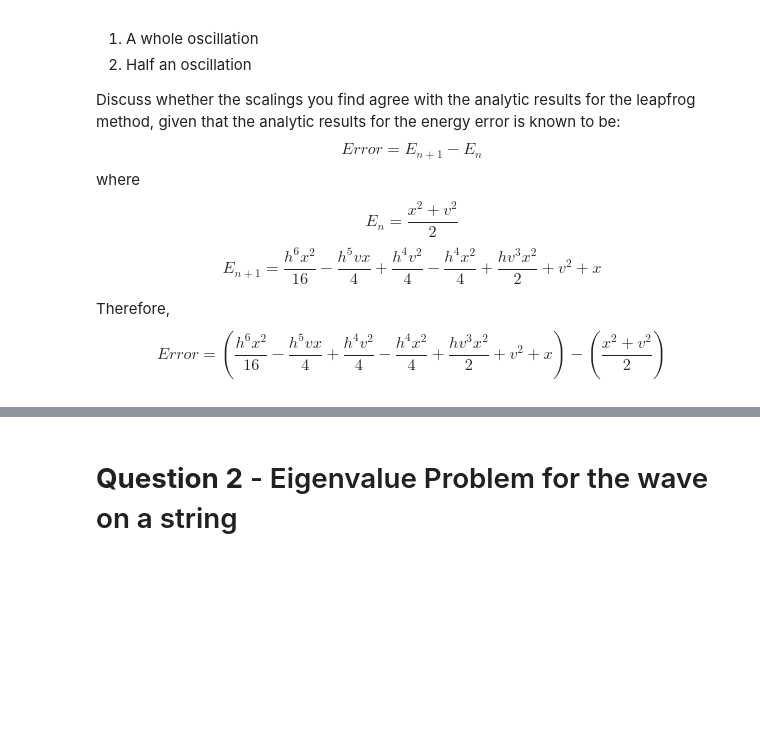
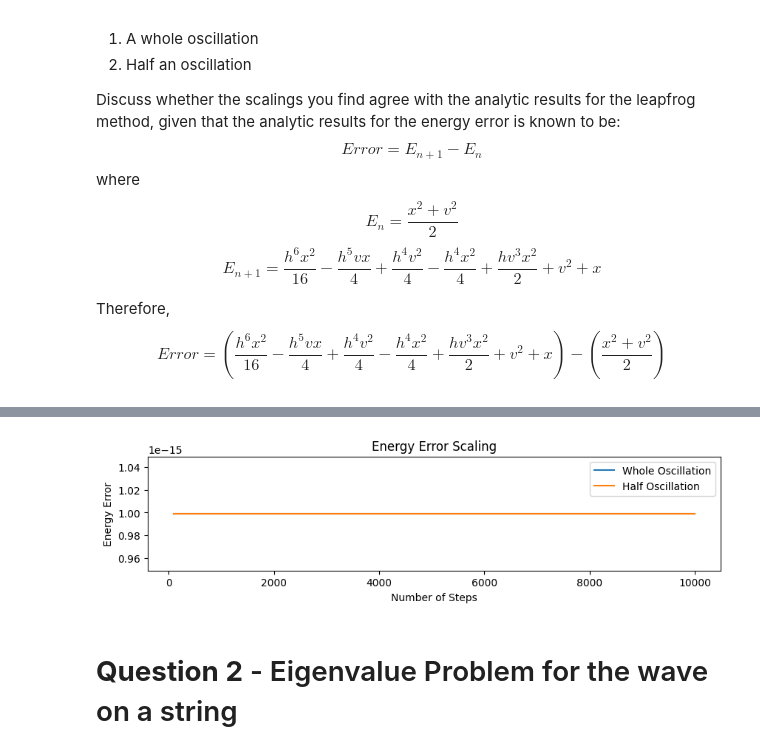
Before and after one commit to LFW25/PHYS512-Computational_Physics, a Jupyter notebook: Assignments/A6.ipynb, the cells around one changed output, grey strips where cells are left out. Cells and saved outputs as stored; diff of their text form; code cells hidden in the pictures; blank space fills up the shorter version.

Commit message:
Q2 finished, Q1c needs the energy error plot fixing

```diff
--- a/Assignments/A6.ipynb
+++ b/Assignments/A6.ipynb
@@ -283,3 +288,28 @@ positions, velocities = Leapfrog_C(x_initial, v_initial, num_steps, whole = Fals
+# %%
+# Perform leapfrog integration and check error with num steps
+num_steps = np.linspace(100, 10000, 1000)
+whole_error_array = np.array([])
+half_error_array = np.array([])
+
+for steps in num_steps:
+    steps = int(steps)
+    positions, velocities, whole_error = Leapfrog_C(x_initial, v_initial, steps, plot_e = False, plot_m = False)
+    whole_error_array = np.append(whole_error_array, error)
+    positions, velocities, half_error = Leapfrog_C(x_initial, v_initial, steps, whole = False, plot_e = False, plot_m = False)
+    half_error_array = np.append(half_error_array, error)
+
+# Plot the Energy Error
+plt.figure(3, figsize=(10, 2))
+plt.plot(num_steps, whole_error_array, label = 'Whole Oscillation')
+plt.plot(num_steps, half_error_array, label = 'Half Oscillation')
+plt.title("Energy Error Scaling")
+plt.xlabel('Number of Steps')
+plt.ylabel('Energy Error')
+plt.legend()
+plt.ylim(min(min(half_error_array), min(whole_error_array)), max(max(half_error_array), max(whole_error_array)))
+plt.show()
+# %% [output]
+[figure, added]
 # %% [markdown]
 # **Question 2** - Eigenvalue Problem for the wave on a string
 # %% [markdown]
```
Also changed, not shown: parts of 6 cells of this notebook.
